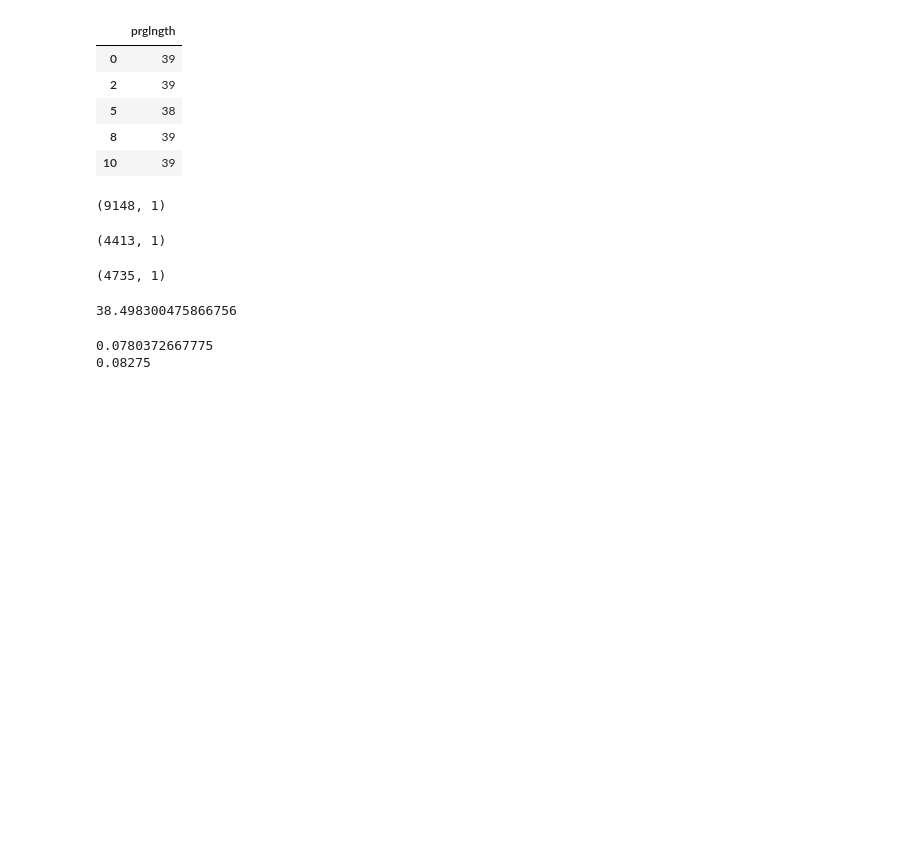
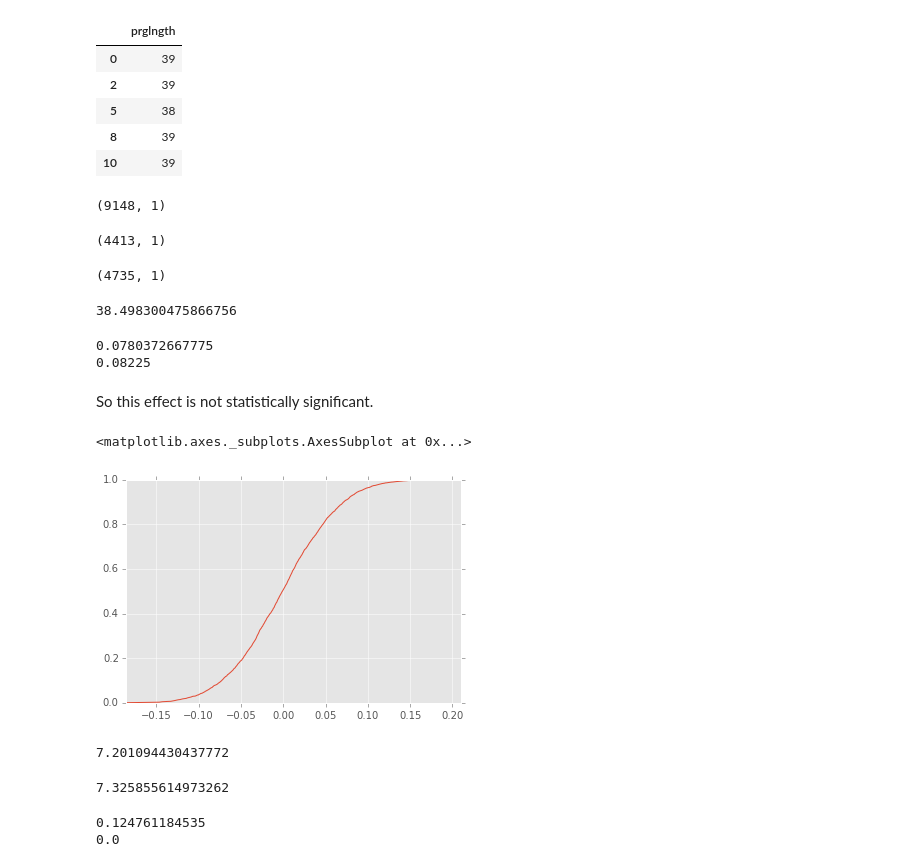
Before and after one commit to doolingdavid/ThinkStats2, a Jupyter notebook: code/notes.ipynb, the cells around one changed output. Cells and saved outputs as stored; diff of their text form; code cells hidden in the pictures; blank space fills up the shorter version.

```diff
--- a/code/notes.ipynb
+++ b/code/notes.ipynb
@@ -3296,8 +3296,29 @@ def get_means(seriesone, seriestwo):
         deltameans.append(dffirsts.mean()[0] - dfseconds.mean()[0])
     meansseries = pd.Series(deltameans)
     print((100.-stats.percentileofscore(meansseries, realmean))/100.)
+    return meansseries
 # %%
-get_means(firstspreg, otherspreg)
+meansseries = get_means(firstspreg, otherspreg)
 # %% [output]
 0.0780372667775
-0.08275
+0.08225
+# %% [markdown]
+So this effect is not statistically significant.
+# %%
+meansseries.value_counts(normalize=True).sort_index().cumsum().plot()
+# %% [output]
+<matplotlib.axes._subplots.AxesSubplot at 0x...>
+[figure, added]
+# %%
+firsts.totalwgt_lb.mean()
+# %% [output]
+7.201094430437772
+# %%
+others.totalwgt_lb.mean()
+# %% [output]
+7.325855614973262
+# %%
+meansseries = get_means(others.totalwgt_lb, firsts.totalwgt_lb)
+# %% [output]
+0.124761184535
+0.0
```
